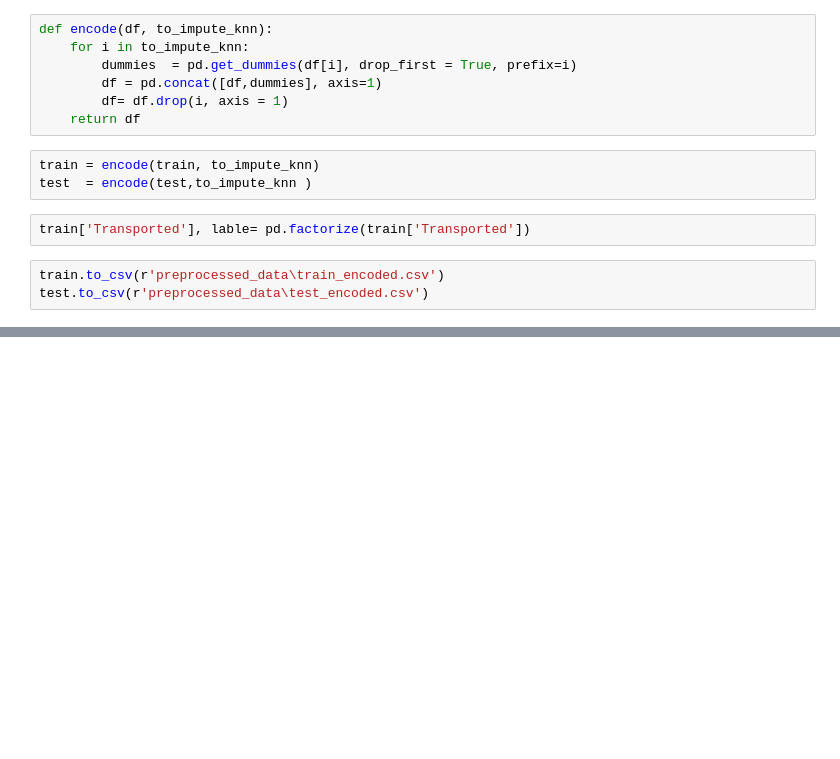
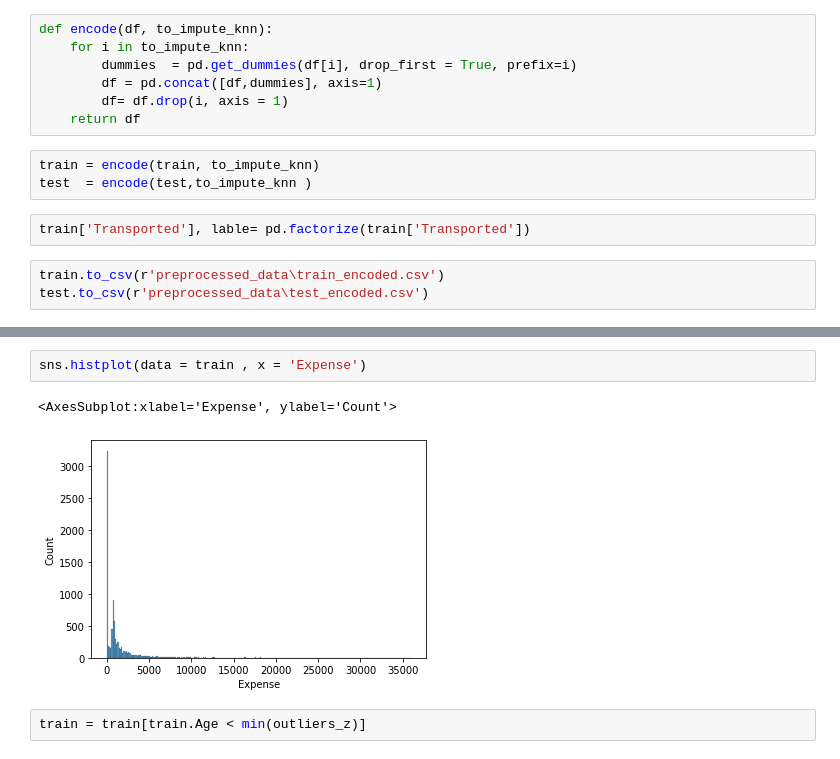
Before and after one commit to Praj-17/Kaggle-Competitions, a Jupyter notebook: SpceShip Titanic/preprocessing.ipynb, the cells around one changed output, grey strips where cells are left out. Drawn from its saved outputs; the diff is of its cells as text; blank space fills up the shorter version.

```diff
--- a/SpceShip Titanic/preprocessing.ipynb
+++ b/SpceShip Titanic/preprocessing.ipynb
@@ -134,0 +266,7 @@ test.to_csv(r'preprocessed_data\test_encoded.csv')
+# %%
+sns.histplot(data = train , x = 'Expense')
+# %% [output]
+<AxesSubplot:xlabel='Expense', ylabel='Count'>
+[figure, added]
+# %%
+train = train[train.Age < min(outliers_z)]
```
Also changed, not shown: parts of 31 cells of this notebook, 9 other files.
